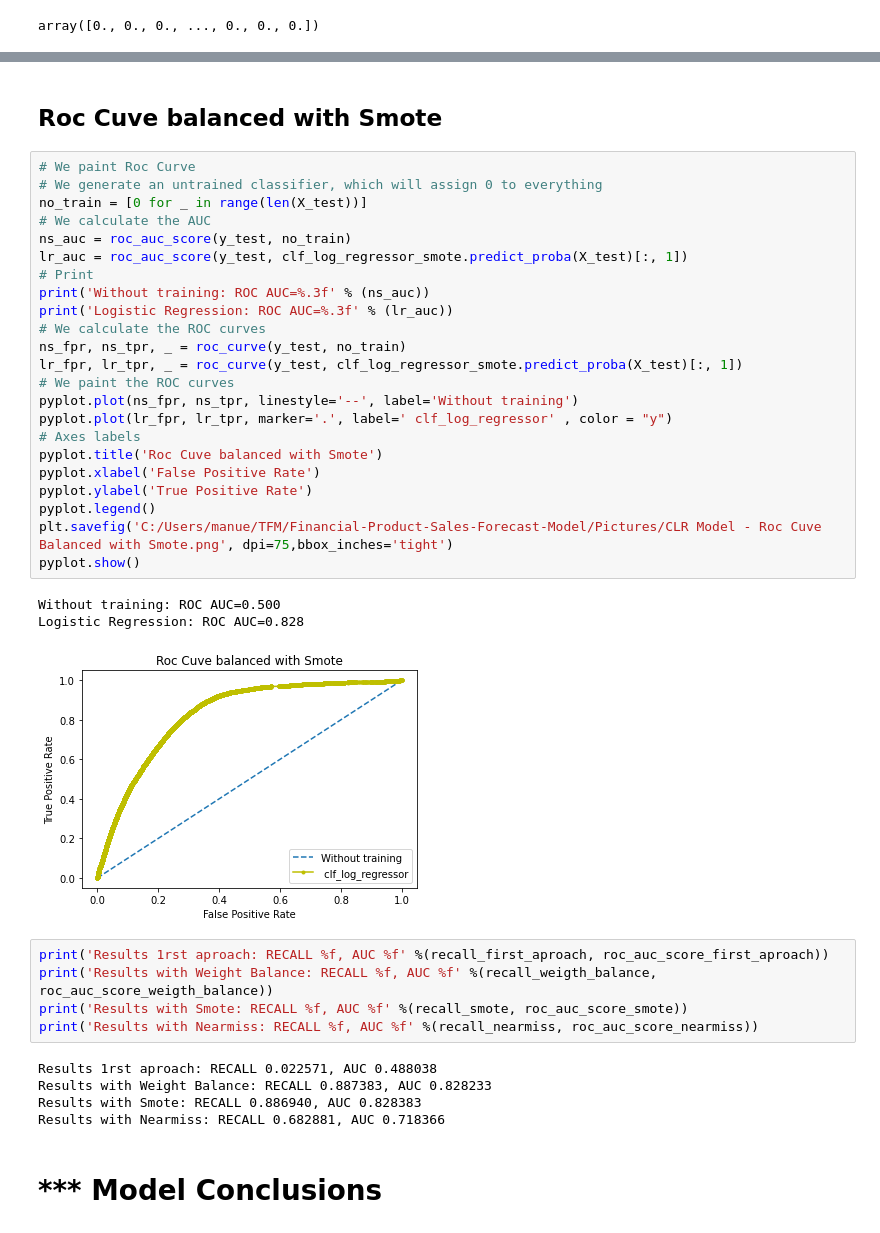
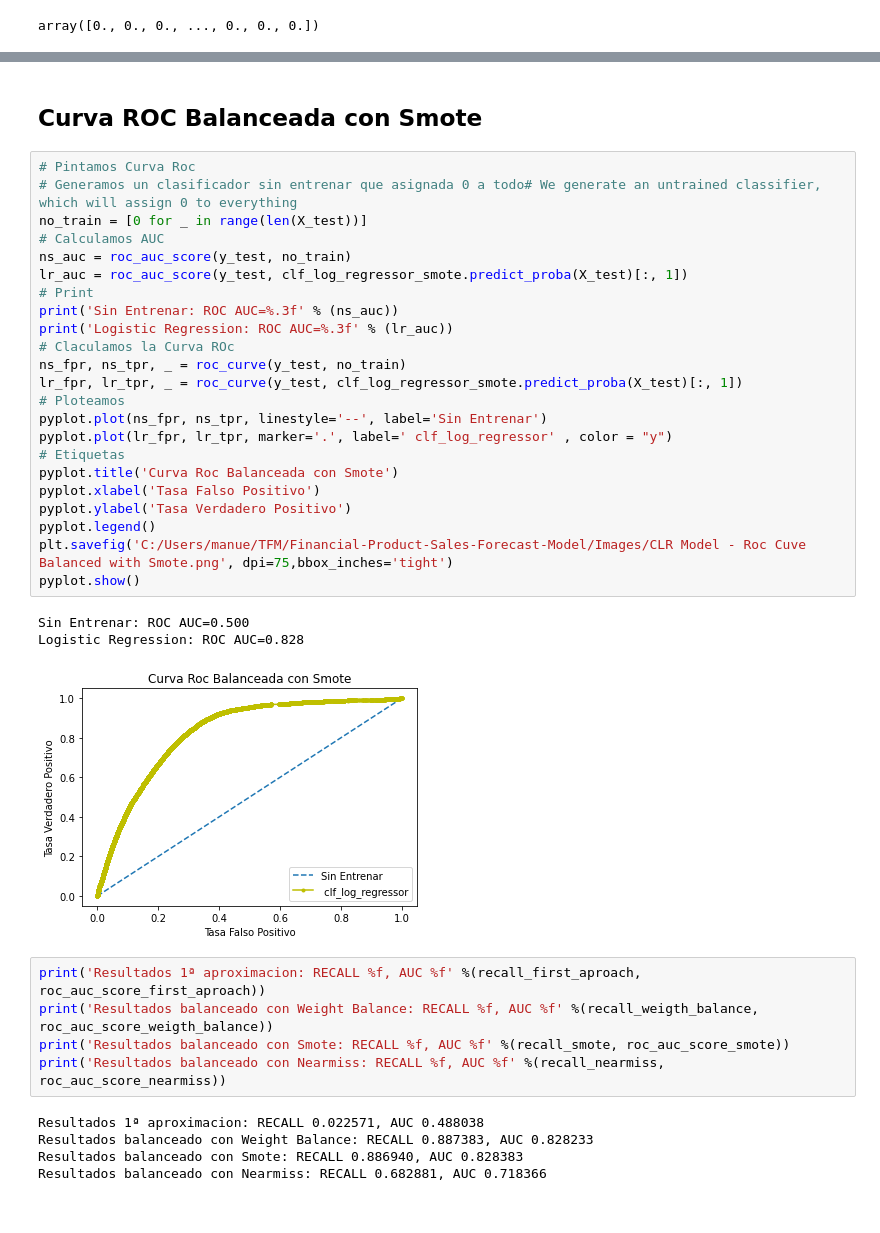
Before and after one commit to romayana/Financial-Product-Sales-Forecast-Model, a Jupyter notebook: Models/CLR_model.ipynb, the cells around one changed output, grey strips where cells are left out. Cells and saved outputs as stored; diff of their text form.

```diff
--- a/Models/CLR_model.ipynb
+++ b/Models/CLR_model.ipynb
@@ -515,44 +502,42 @@ recall = 0.8869395711500975
 f1_score = 0.42821697467488024
 ------------------------------------
 roc_auc_score = 0.8283825158928472
-# %% [markdown]
-## Roc Cuve balanced with  Smote
+# %% [markdown]
+## Curva ROC Balanceada con Smote
 # %%
-# We paint Roc Curve
-# We generate an untrained classifier, which will assign 0 to everything
+# Pintamos Curva Roc
+# Generamos un clasificador sin entrenar que asignada 0 a todo# We generate an untrained classifier, which will assign 0 to everything
 no_train = [0 for _ in range(len(X_test))]
-# We calculate the AUC
+# Calculamos AUC
 ns_auc = roc_auc_score(y_test, no_train)
 lr_auc = roc_auc_score(y_test, clf_log_regressor_smote.predict_proba(X_test)[:, 1])
 # Print
-print('Without training: ROC AUC=%.3f' % (ns_auc))
+print('Sin Entrenar: ROC AUC=%.3f' % (ns_auc))
 print('Logistic Regression: ROC AUC=%.3f' % (lr_auc))
-# We calculate the ROC curves
+# Claculamos la Curva ROc
 ns_fpr, ns_tpr, _ = roc_curve(y_test, no_train)
 lr_fpr, lr_tpr, _ = roc_curve(y_test, clf_log_regressor_smote.predict_proba(X_test)[:, 1])
-# We paint the ROC curves
-pyplot.plot(ns_fpr, ns_tpr, linestyle='--', label='Without training')
+# Ploteamos
+pyplot.plot(ns_fpr, ns_tpr, linestyle='--', label='Sin Entrenar')
 pyplot.plot(lr_fpr, lr_tpr, marker='.', label=' clf_log_regressor' , color = "y")
-# Axes labels
-pyplot.title('Roc Cuve balanced with Smote')
-pyplot.xlabel('False Positive Rate')
-pyplot.ylabel('True Positive Rate')
+# Etiquetas
+pyplot.title('Curva Roc Balanceada con Smote')
+pyplot.xlabel('Tasa Falso Positivo')
+pyplot.ylabel('Tasa Verdadero Positivo')
 pyplot.legend()
-plt.savefig('C:/Users/manue/TFM/Financial-Product-Sales-Forecast-Model/Pictures/CLR Model - Roc Cuve Balanced with Smote.png', dpi=75,bbox_inches='tight')
+plt.savefig('C:/Users/manue/TFM/Financial-Product-Sales-Forecast-Model/Images/CLR Model - Roc Cuve Balanced with Smote.png', dpi=75,bbox_inches='tight')
 pyplot.show()
 # %% [output]
-Without training: ROC AUC=0.500
+Sin Entrenar: ROC AUC=0.500
 Logistic Regression: ROC AUC=0.828
-[figure, old version]
+[figure, new version]
 # %%
-print('Results 1rst aproach: RECALL %f, AUC %f' %(recall_first_aproach, roc_auc_score_first_aproach))
-print('Results with Weight Balance: RECALL %f, AUC %f' %(recall_weigth_balance, roc_auc_score_weigth_balance))
-print('Results with Smote: RECALL %f, AUC %f' %(recall_smote, roc_auc_score_smote))
-print('Results with Nearmiss: RECALL %f, AUC %f' %(recall_nearmiss, roc_auc_score_nearmiss))
+print('Resultados 1ª aproximacion: RECALL %f, AUC %f' %(recall_first_aproach, roc_auc_score_first_aproach))
+print('Resultados balanceado con Weight Balance: RECALL %f, AUC %f' %(recall_weigth_balance, roc_auc_score_weigth_balance))
+print('Resultados balanceado con Smote: RECALL %f, AUC %f' %(recall_smote, roc_auc_score_smote))
+print('Resultados balanceado con Nearmiss: RECALL %f, AUC %f' %(recall_nearmiss, roc_auc_score_nearmiss))
 # %% [output]
-Results 1rst aproach: RECALL 0.022571, AUC 0.488038
-Results with Weight Balance: RECALL 0.887383, AUC 0.828233
-Results with Smote: RECALL 0.886940, AUC 0.828383
-Results with Nearmiss: RECALL 0.682881, AUC 0.718366
+Resultados 1ª aproximacion: RECALL 0.022571, AUC 0.488038
+Resultados balanceado con Weight Balance: RECALL 0.887383, AUC 0.828233
+Resultados balanceado con Smote: RECALL 0.886940, AUC 0.828383
+Resultados balanceado con Nearmiss: RECALL 0.682881, AUC 0.718366
-# %% [markdown]
-# *** Model Conclusions
```
Also changed, not shown: parts of 88 cells of this notebook, 6 other files.
